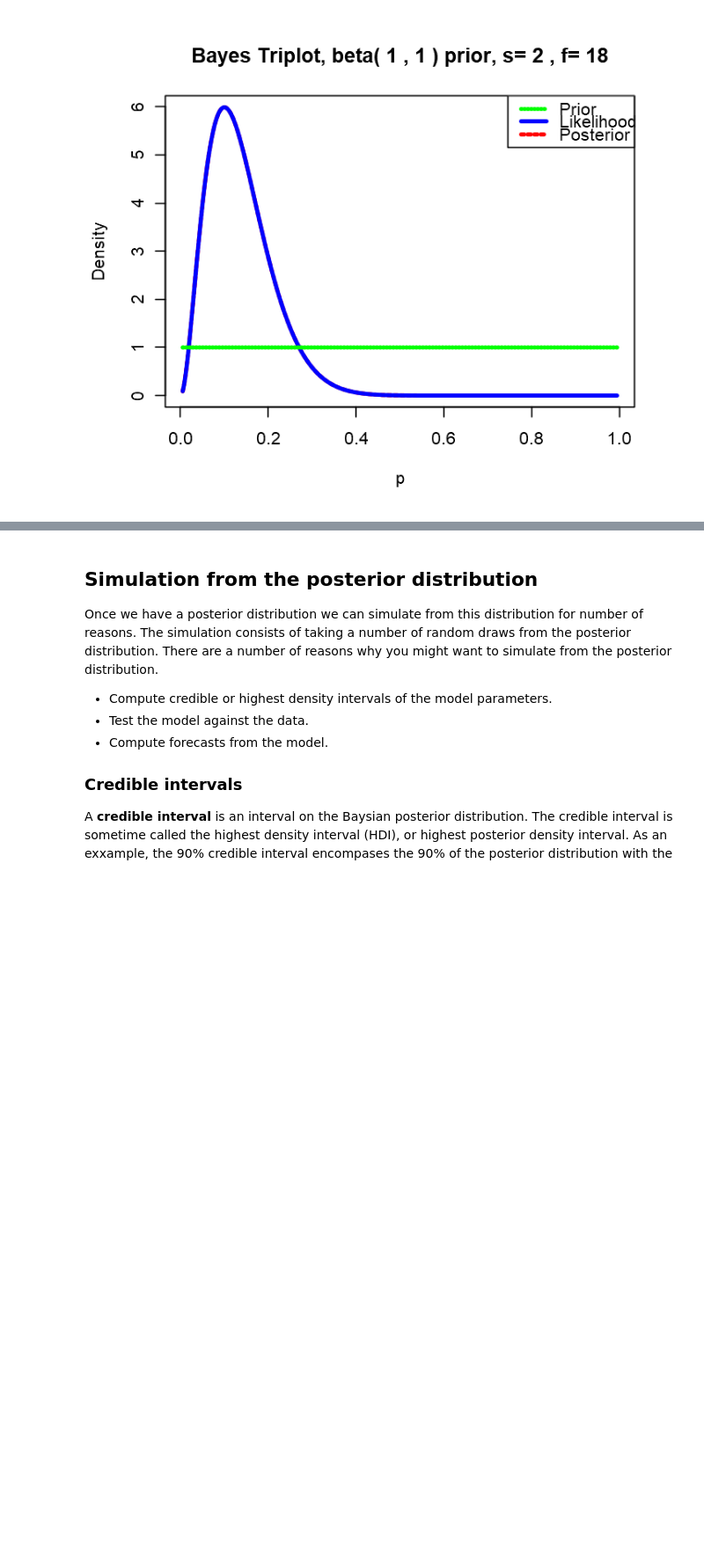
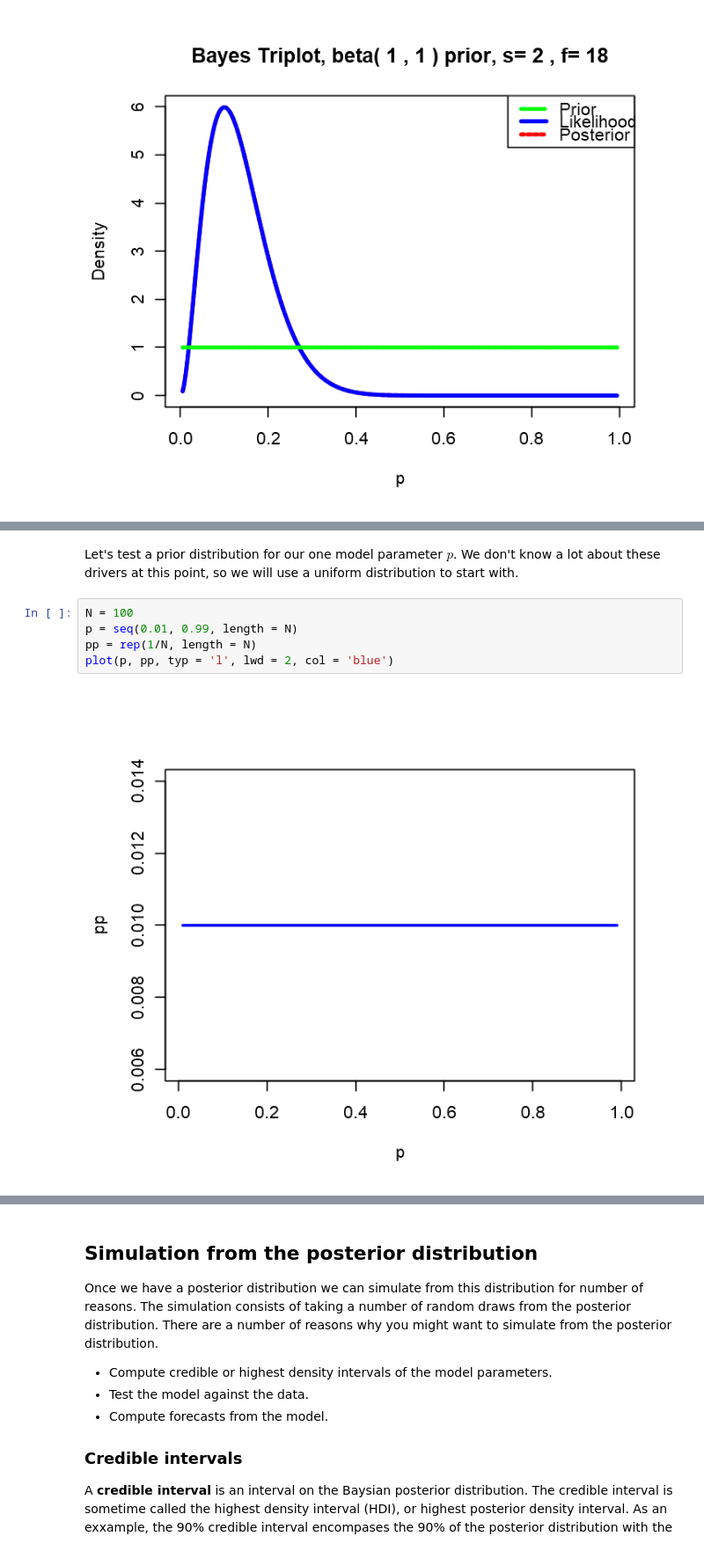
Before and after one commit to StephenElston/DataScience350, a Jupyter notebook: Lecture5/IntroductionToBayes.ipynb, the cells around one changed output, grey strips where cells are left out. Shown at 88% size. Cells and saved outputs as stored; diff of their text form; blank space fills up the shorter version.

```diff
--- a/Lecture5/IntroductionToBayes.ipynb
+++ b/Lecture5/IntroductionToBayes.ipynb
@@ -357,0 +352,9 @@ triplot(beta.new, c(2, 18))
+# %% [markdown]
+Let's test a prior distribution for our one model parameter $p$. We don't know a lot about these drivers at this point, so we will use a uniform distribution to start with.
+# %%
+N = 100
+p = seq(0.01, 0.99, length = N)
+pp = rep(1/N, length = N)
+plot(p, pp, typ = 'l', lwd = 2, col = 'blue')
+# %% [output]
+[figure, added]
```
Also changed, not shown: parts of 28 cells of this notebook.
